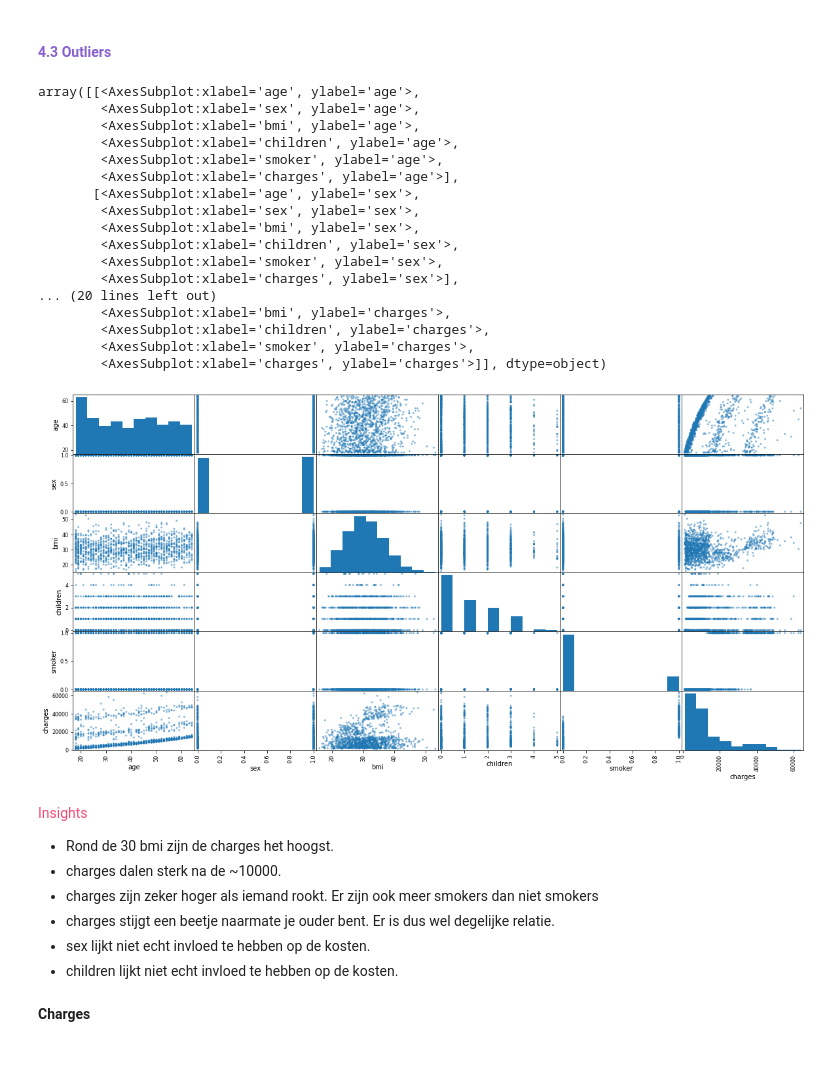
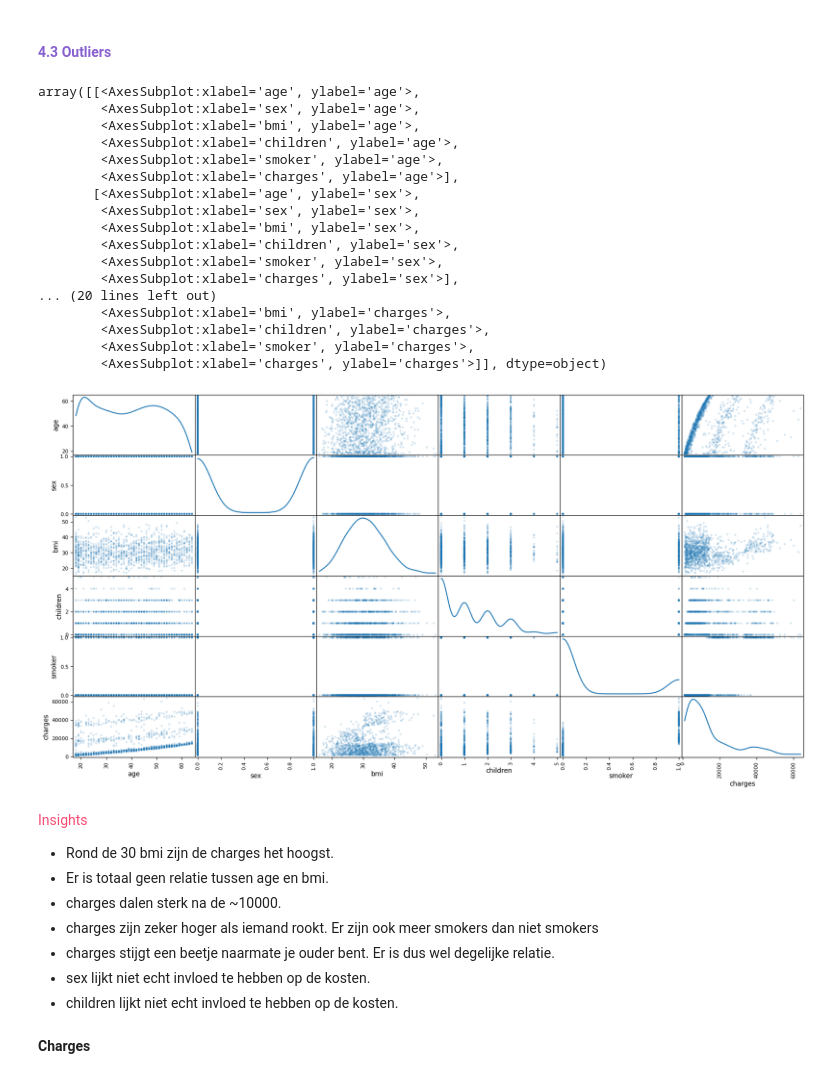
Before and after one commit to Mysurii/Minoi-AAI, a Jupyter notebook: Machine Learning/medical-cost.ipynb, the cells around one changed output. Saved outputs shown, nothing was run; the diff lists cells and outputs as text; code cells hidden in the pictures.

```diff
--- a/Machine Learning/medical-cost.ipynb
+++ b/Machine Learning/medical-cost.ipynb
@@ -193,34 +193,31 @@ data.head()
 # %% [markdown]
 <h4 style="color:#8860D0">4.3 Outliers</h4>
 # %%
-pd.plotting.scatter_matrix(data[["age", 'sex', 'bmi', 'children', 'smoker', 'charges']], figsize=(20,10))
-# fig = px.scatter_matrix(data,
-#     dimensions=["age", 'sex', 'bmi', 'children', 'smoker', 'charges'],
-#     color="charges", height=800)
-# fig.show()
+pd.plotting.scatter_matrix(data[["age", 'sex', 'bmi', 'children', 'smoker', 'charges']], alpha = 0.2, figsize = (20, 10), diagonal = 'kde')
 # %% [output]
 array([[<AxesSubplot:xlabel='age', ylabel='age'>,
         <AxesSubplot:xlabel='sex', ylabel='age'>,
         <AxesSubplot:xlabel='bmi', ylabel='age'>,
         <AxesSubplot:xlabel='children', ylabel='age'>,
         <AxesSubplot:xlabel='smoker', ylabel='age'>,
         <AxesSubplot:xlabel='charges', ylabel='age'>],
        [<AxesSubplot:xlabel='age', ylabel='sex'>,
         <AxesSubplot:xlabel='sex', ylabel='sex'>,
         <AxesSubplot:xlabel='bmi', ylabel='sex'>,
         <AxesSubplot:xlabel='children', ylabel='sex'>,
         <AxesSubplot:xlabel='smoker', ylabel='sex'>,
         <AxesSubplot:xlabel='charges', ylabel='sex'>],
 ... (20 lines left out)
         <AxesSubplot:xlabel='bmi', ylabel='charges'>,
         <AxesSubplot:xlabel='children', ylabel='charges'>,
         <AxesSubplot:xlabel='smoker', ylabel='charges'>,
         <AxesSubplot:xlabel='charges', ylabel='charges'>]], dtype=object)
-[figure, old version]
+[figure, new version]
 # %% [markdown]
 <p style="color:#F64C72">Insights</p>
 
 - Rond de 30 bmi zijn de charges het hoogst.
+- Er is totaal geen relatie tussen age en bmi.
 - charges dalen sterk na de ~10000.
 - charges zijn zeker hoger als iemand rookt. Er zijn ook meer smokers dan niet smokers
 - charges stijgt een beetje naarmate je ouder bent. Er is dus wel degelijke relatie.
```
